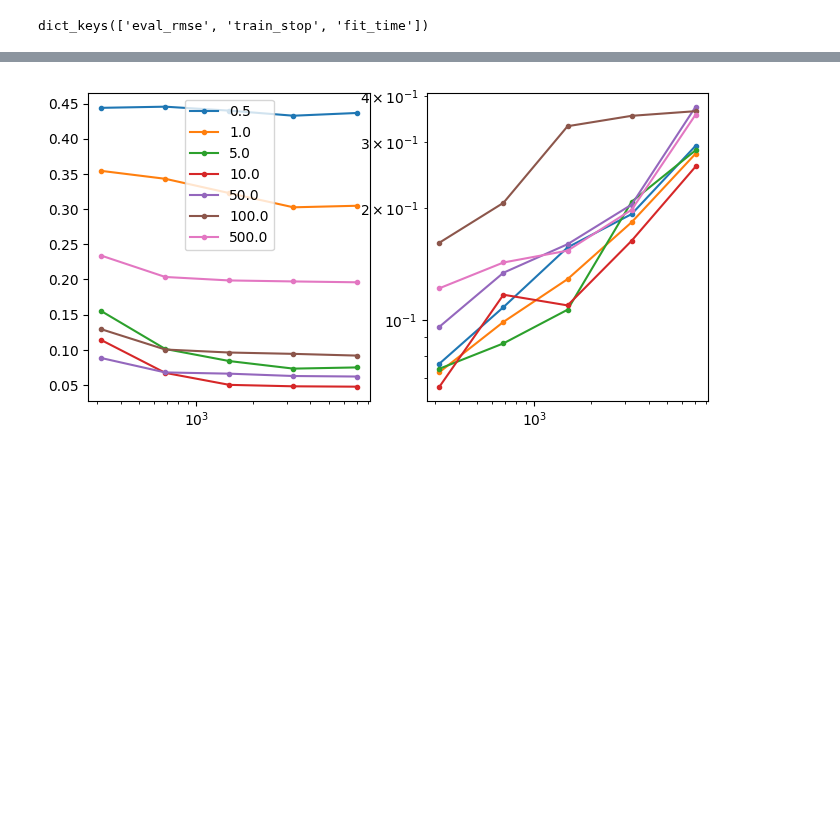
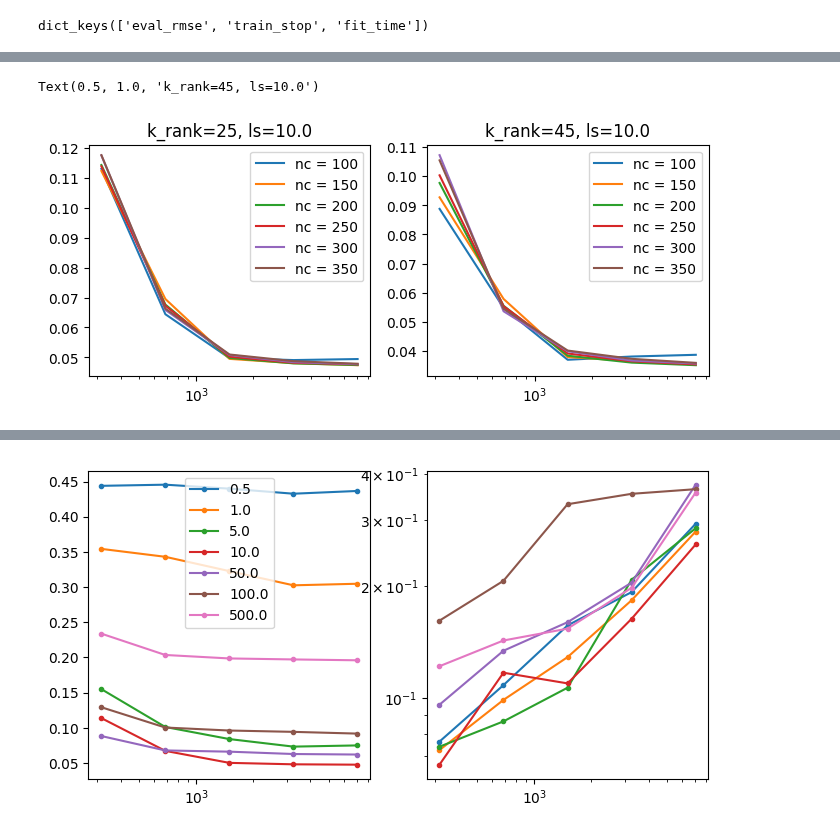
Before and after one commit to ejbrun/koopman_learning_tropical_cyclone, a Jupyter notebook: examples/koopman_kernel_for_TC_plot_prediction.ipynb, the cells around one changed output, grey strips where cells are left out. Saved outputs shown, nothing was run; the diff lists cells and outputs as text; code cells hidden in the pictures; blank space fills up the shorter version.

```diff
--- a/examples/koopman_kernel_for_TC_plot_prediction.ipynb
+++ b/examples/koopman_kernel_for_TC_plot_prediction.ipynb
@@ -340,0 +351,23 @@ fig.colorbar(im, cax=cax, orientation='vertical')
+# %%
+fig, ax = plt.subplots(1,2)
+fig.set_size_inches(8,3)
+
+
+kk_ls_idx = 2
+
+kk_krank_idx = 1
+for kk_nc_idx in range(len(koopman_kernel_num_centers)):
+    ax[0].plot(train_stops, rmse_arr[:, kk_ls_idx, kk_krank_idx, kk_nc_idx], label=f"nc = {koopman_kernel_num_centers[kk_nc_idx]}")
+ax[0].set_xscale("log")
+ax[0].legend()
+ax[0].set_title(f"k_rank={koopman_kernel_rank[kk_krank_idx]}, ls={koopman_kernel_length_scale[kk_ls_idx]}")
+
+kk_krank_idx = 2
+for kk_nc_idx in range(len(koopman_kernel_num_centers)):
+    ax[1].plot(train_stops, rmse_arr[:, kk_ls_idx, kk_krank_idx, kk_nc_idx], label=f"nc = {koopman_kernel_num_centers[kk_nc_idx]}")
+ax[1].set_xscale("log")
+ax[1].legend()
+ax[1].set_title(f"k_rank={koopman_kernel_rank[kk_krank_idx]}, ls={koopman_kernel_length_scale[kk_ls_idx]}")
+# %% [output]
+Text(0.5, 1.0, 'k_rank=45, ls=10.0')
+[figure, added]
```
Also changed, not shown: parts of 5 cells of this notebook.
